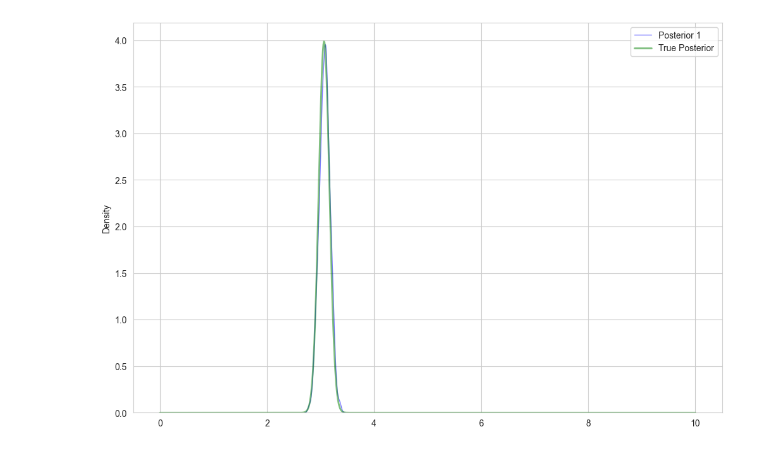
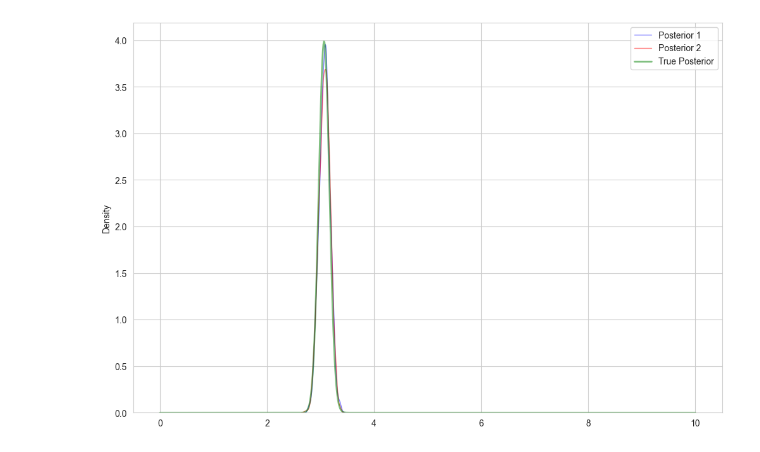
Before and after one commit to haochu-liu/likelihood-free, a Jupyter notebook: python/normal_toy/normal_simple.ipynb, the cells around one changed output. Cells and saved outputs as stored; diff of their text form; code cells hidden in the pictures.

Commit message:
colinear example

```diff
--- a/python/normal_toy/normal_simple.ipynb
+++ b/python/normal_toy/normal_simple.ipynb
@@ -24,12 +27,18 @@ prior_torch = BoxUniform(
 )
 
 def simulator_torch_1(theta):
-    x = torch.randn(1, device=torch_device) * 0.1 + theta[0]
-    return x
+    x1 = torch.randn(1, device=torch_device) * 0.1 + theta[0]
+    return x1
+
+def simulator_torch_2(theta):
+    x1 = torch.randn(1, device=torch_device) * 0.1 + theta[0]
+    x2 = torch.randn(1, device=torch_device) * 0.01 + x1 + 10
+    return torch.stack([x1, x2]).reshape(-1)
 # %%
 torch.manual_seed(1)
 np.random.seed(1)
 true_theta = torch.tensor([3.0], device=torch_device)
-x_o_1 = simulator_torch_1(true_theta)
-true_theta, x_o_1
+x_o_2 = simulator_torch_2(true_theta)
+x_o_1 = x_o_2[0]
+true_theta, x_o_1, x_o_2
 # %% [output]
@@ -84,0 +94,2 @@ Valid tags are: ['best_validation_loss', 'epoch_durations_sec', 'epochs_trained'
+# %%
+posterior_2 = norm_example_npe_c(50000, 1, prior_torch, x_o_2, simulator_torch_2)
@@ -90,7 +108,7 @@ x_o_1_numpy = x_o_1.cpu().numpy()
 
 prior = uniform.pdf(theta_grid, loc=prior_a, scale=(prior_b - prior_a))
 
-likelihood = norm.pdf(x_o_1_numpy[0], loc=theta_grid, scale=0.1)
+likelihood = norm.pdf(x_o_1_numpy, loc=theta_grid, scale=0.1)
 
 unnormalized_posterior = likelihood * prior
 d_theta = theta_grid[1] - theta_grid[0]
@@ -98,9 +116,10 @@ posterior = unnormalized_posterior / (np.sum(unnormalized_posterior) * d_theta)
 # %%
 plt.figure(figsize=(12, 8))
 sns.set_style('whitegrid')
 sns.kdeplot(posterior_1[:, 0], label='Posterior 1', color='blue', linewidth=1, alpha=0.5)
+sns.kdeplot(posterior_2[:, 0], label='Posterior 2', color='red', linewidth=1, alpha=0.5)
 plt.plot(theta_grid, posterior, label='True Posterior', color='green', linewidth=2, alpha=0.5)
 plt.legend()
 plt.show()
 # %% [output]
-[figure, old version]
+[figure, new version]
```
Also changed, not shown: parts of 4 cells of this notebook.
